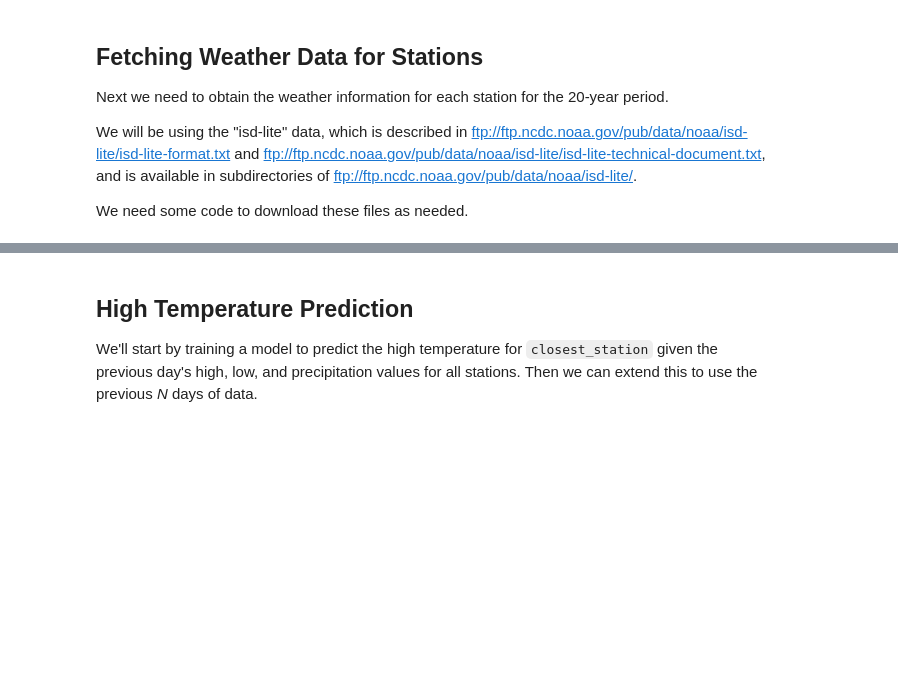
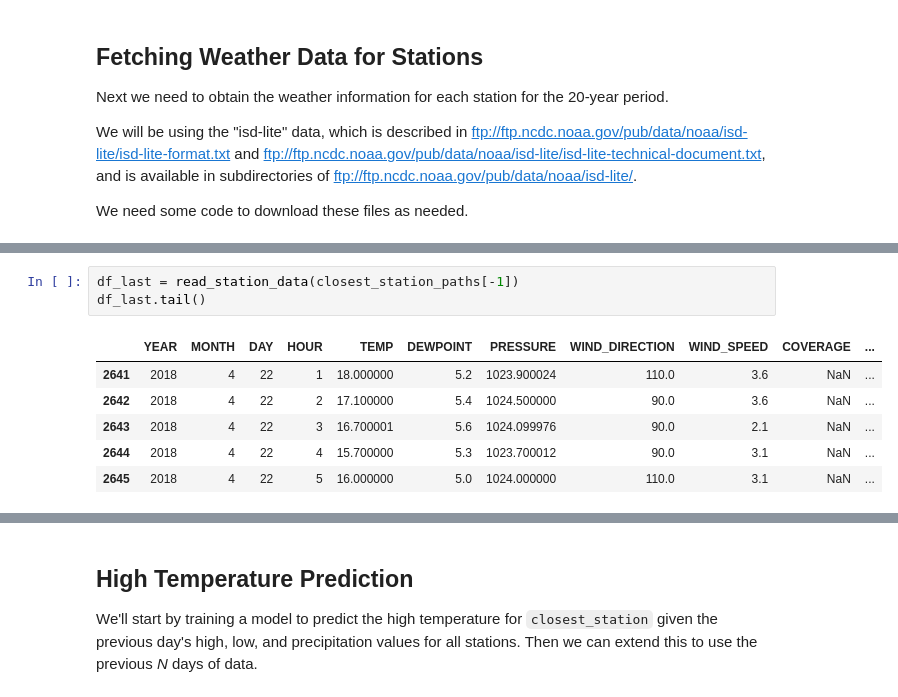
Before and after one commit to kristopherjohnson/weatherprediction, a Jupyter notebook: WeatherPrediction.ipynb, the cells around one changed output, grey strips where cells are left out. Saved outputs shown, nothing was run; the diff lists cells and outputs as text; blank space fills up the shorter version.

```diff
--- a/WeatherPrediction.ipynb
+++ b/WeatherPrediction.ipynb
@@ -293,0 +340,10 @@ Length: 486, dtype: object
+# %%
+df_last = read_station_data(closest_station_paths[-1])
+df_last.tail()
+# %% [output]
+|  | YEAR | MONTH | DAY | HOUR | TEMP | DEWPOINT | PRESSURE | WIND_DIRECTION | WIND_SPEED | COVERAGE | ... |
+| 2641 | 2018 | 4 | 22 | 1 | 18.000000 | 5.2 | 1023.900024 | 110.0 | 3.6 | NaN | ... |
+| 2642 | 2018 | 4 | 22 | 2 | 17.100000 | 5.4 | 1024.500000 | 90.0 | 3.6 | NaN | ... |
+| 2643 | 2018 | 4 | 22 | 3 | 16.700001 | 5.6 | 1024.099976 | 90.0 | 2.1 | NaN | ... |
+| 2644 | 2018 | 4 | 22 | 4 | 15.700000 | 5.3 | 1023.700012 | 90.0 | 3.1 | NaN | ... |
+| 2645 | 2018 | 4 | 22 | 5 | 16.000000 | 5.0 | 1024.000000 | 110.0 | 3.1 | NaN | ... |
```
Also changed, not shown: parts of 17 cells of this notebook.
